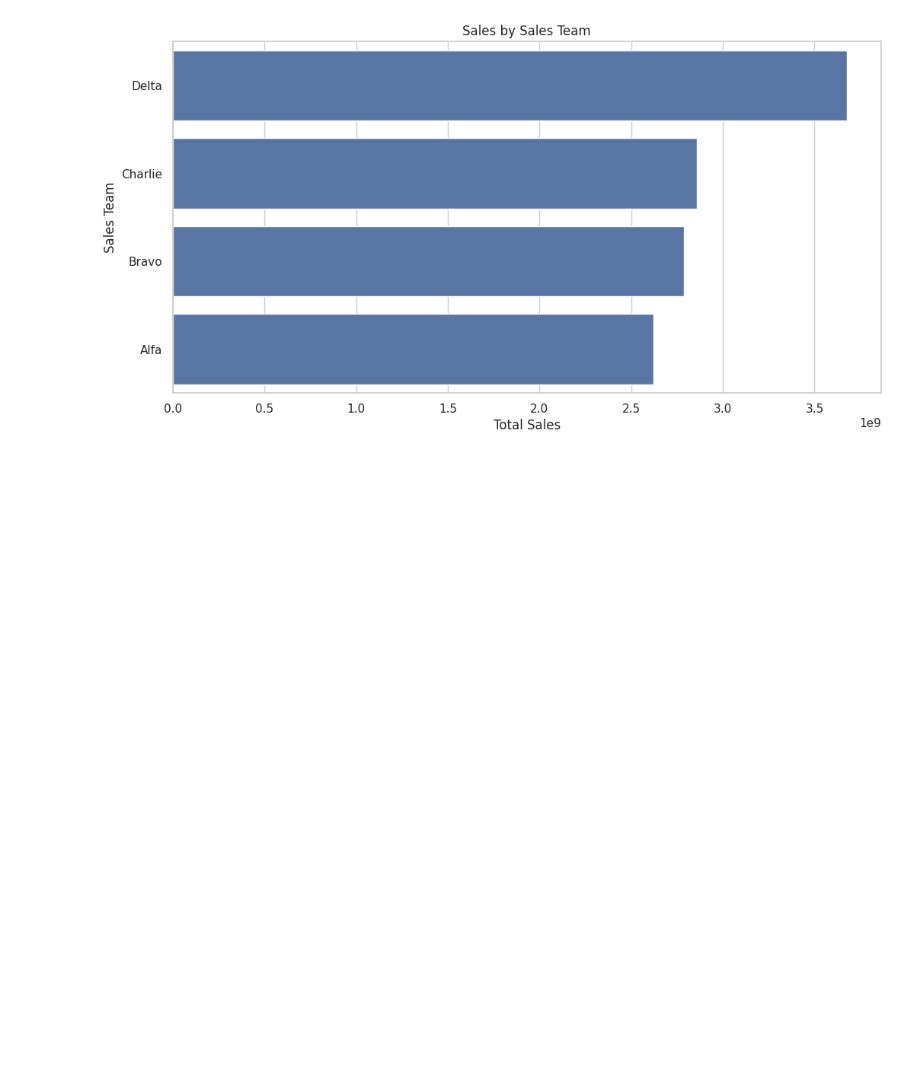
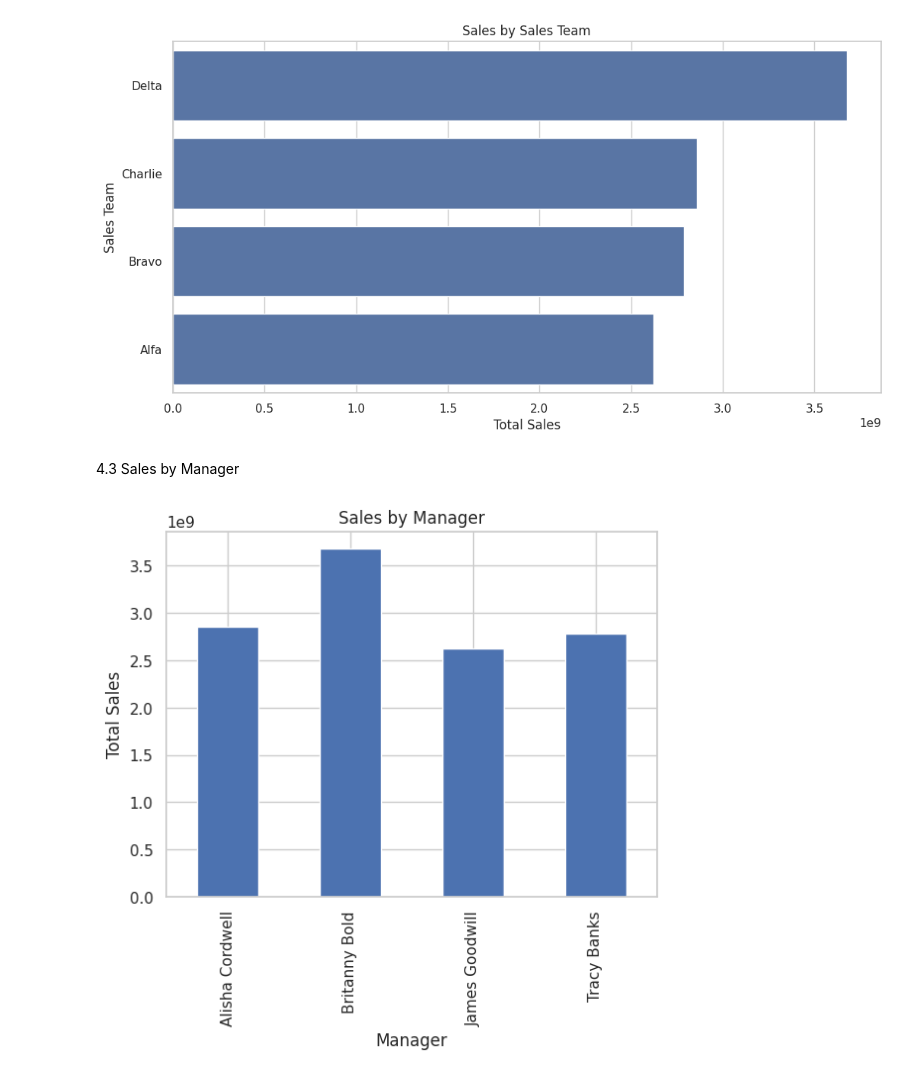
Before and after one commit to simranwarraich/Pharma-Price-Optimizer, a Jupyter notebook: PharmaPriceOpmizationDataExploration.ipynb, the cells around one changed output. Saved outputs shown, nothing was run; the diff lists cells and outputs as text; code cells hidden in the pictures; blank space fills up the shorter version.

```diff
--- a/PharmaPriceOpmizationDataExploration.ipynb
+++ b/PharmaPriceOpmizationDataExploration.ipynb
@@ -359,3 +364,14 @@ plt.ylabel('Sales Team')
 plt.show()
 # %% [output]
 [figure]
+# %% [markdown]
+4.3 Sales by Manager
+# %%
+sales_by_manager = df.groupby('Manager')['Sales'].sum()
+sales_by_manager.plot(kind='bar')
+plt.title('Sales by Manager')
+plt.xlabel('Manager')
+plt.ylabel('Total Sales')
+plt.show()
+# %% [output]
+[figure, added]
```
Also changed, not shown: parts of 2 cells of this notebook.
